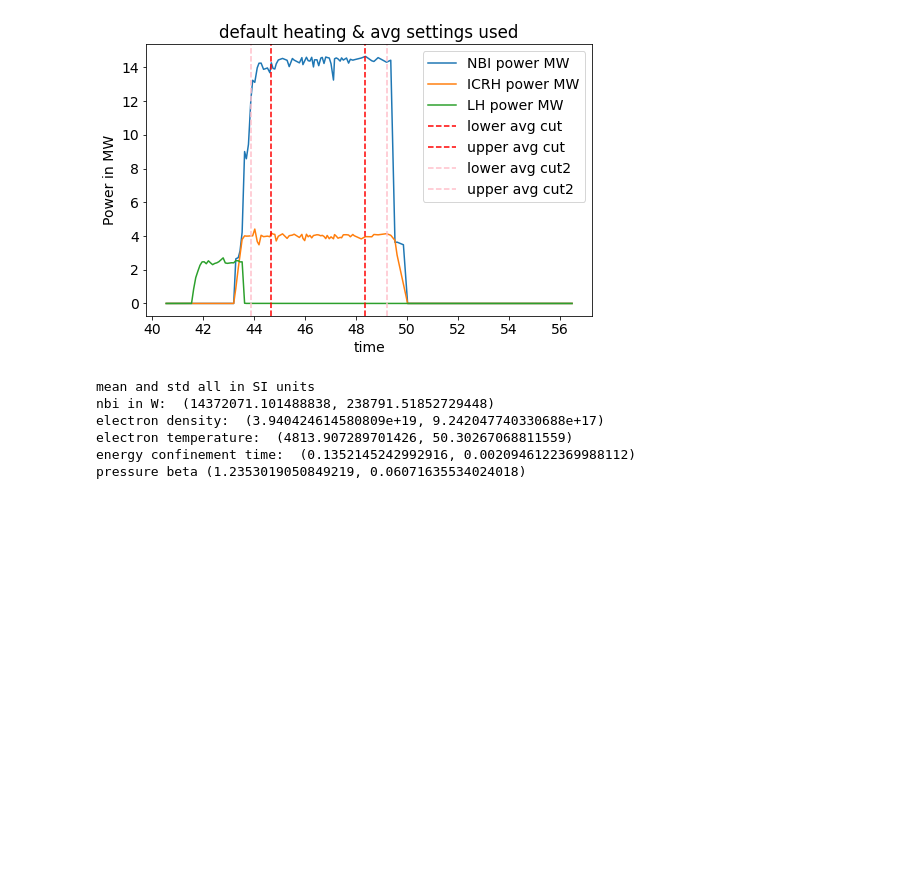
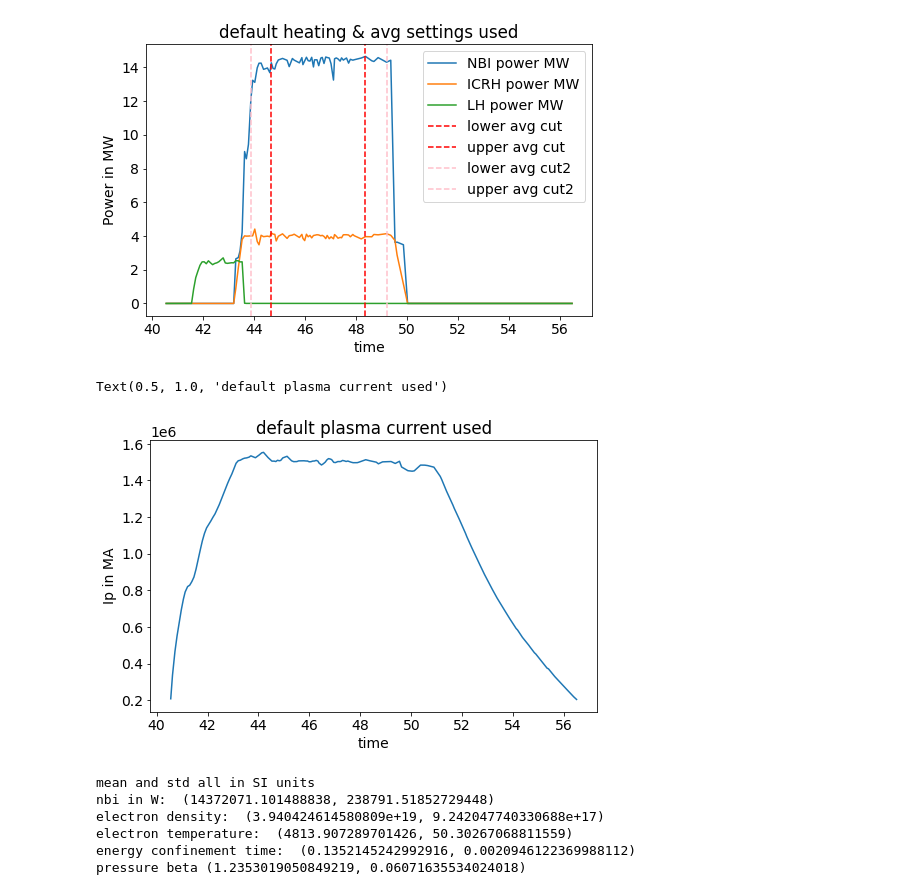
Before and after one commit to tobiasschuett/mcf-lab, a Jupyter notebook: metis/NBI_analysis-Copy1.ipynb, the cells around one changed output. Drawn from its saved outputs; the diff is of its cells as text; code cells hidden in the pictures; blank space fills up the shorter version.

```diff
--- a/metis/NBI_analysis-Copy1.ipynb
+++ b/metis/NBI_analysis-Copy1.ipynb
@@ -34,6 +35,15 @@ plt.legend(loc="best")
 plt.show()
 # %% [output]
 [figure]
+# %%
+#plt.figsize((10,6))
+plt.plot(timei,Ipi,label="NBI power W")
+plt.xlabel("time")
+plt.ylabel("Ip in MA")
+plt.title("default plasma current used")
+# %% [output]
+Text(0.5, 1.0, 'default plasma current used')
+[figure, added]
 # %%
 print("mean and std all in SI units")
 print("nbi in W: ", get_average_pnbi(datai))
```
Also changed, not shown: parts of 18 cells of this notebook, 8 other files.
